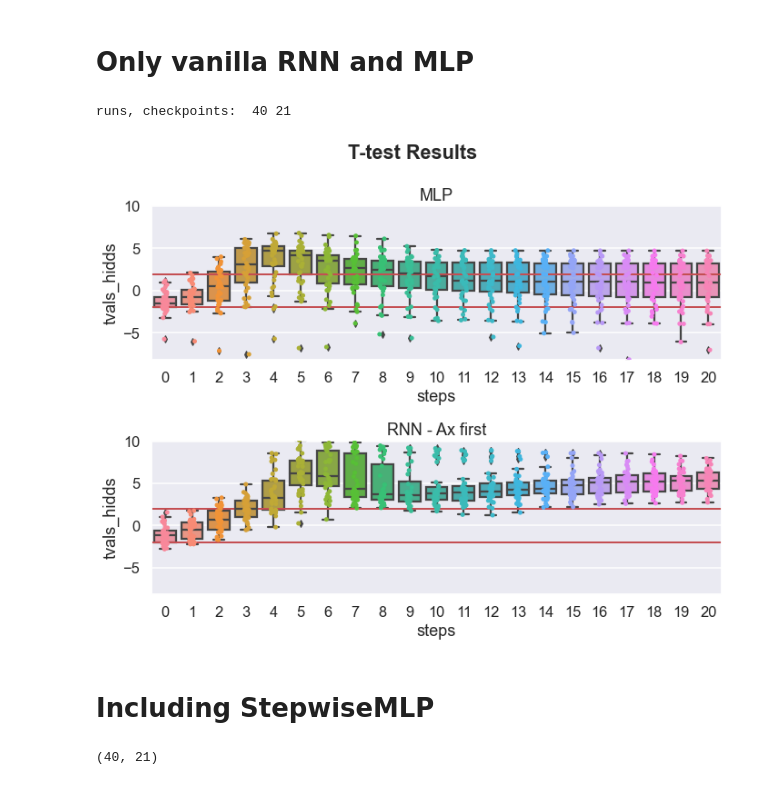
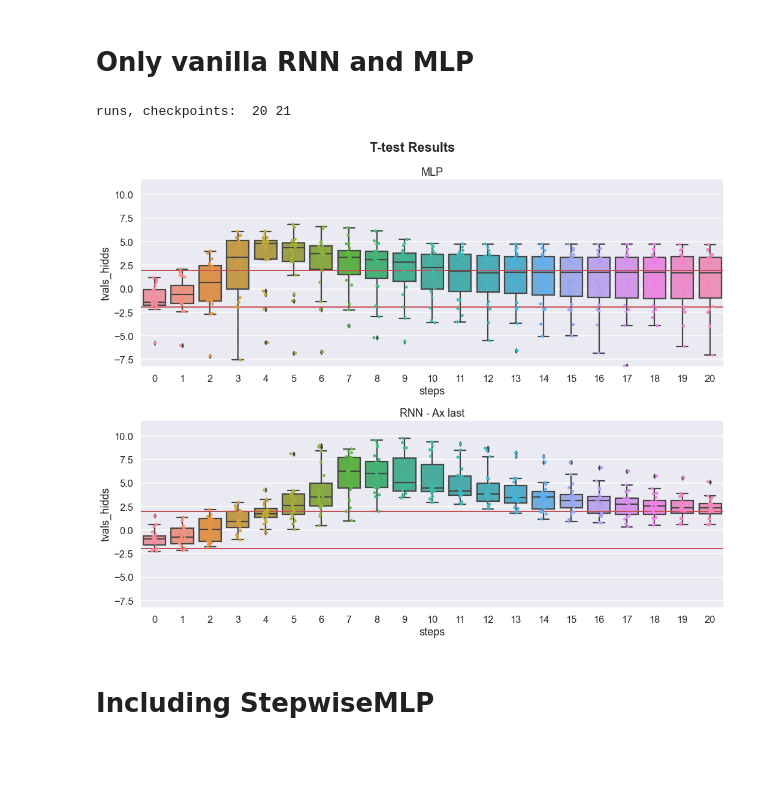
Before and after one commit to MaryZolfaghar/WCSLS, a Jupyter notebook: notebooks/resutls_ttest.ipynb, the cells around one changed output. Cells and saved outputs as stored; diff of their text form; code cells hidden in the pictures; blank space fills up the shorter version.

Commit message:
updating visualization codes for the current multi-run setups

```diff
--- a/notebooks/resutls_ttest.ipynb
+++ b/notebooks/resutls_ttest.ipynb
@@ -13,8 +13,8 @@ sns.set_style("darkgrid")
 # sns.set_context("paper")
 sns.set_context("talk")
 # %%
-ctx_order = 'first'
-ctx_order_str = 'ctxF'
+ctx_order = 'last'
+ctx_order_str = 'ctxL'
 analyze_name = 'analyze_ttest'
 # %%
 with open('../../results/%s_results_mlp.P' %(analyze_name), 'rb') as f:
@@ -50,16 +50,23 @@ t_hidds_swmlp.shape
 # Only vanilla RNN and MLP
 # %%
 mi = min(min(np.min(t_hidds_mlp, axis=0)),
-         min(np.min(t_hidds_rnn, axis=0)))
+         min(np.min(t_hidds_rnn, axis=0)),
+         min(np.min(t_hidds_swmlp[:,:,0], axis=0)),
+         min(np.min(t_hidds_swmlp[:,:,1], axis=0)),
+         min(np.min(t_hidds_rnncell, axis=0)))
 mx = max(max(np.max(t_hidds_mlp, axis=0)),
-         max(np.max(t_hidds_rnn, axis=0)))
-runs = t_hidds_mlp.shape[0]
-checkpoints = t_hidds_mlp.shape[1]
+         max(np.max(t_hidds_rnn, axis=0)),
+         max(np.max(t_hidds_swmlp[:,:,0], axis=0)),
+         max(np.max(t_hidds_swmlp[:,:,1], axis=0)),
+         max(np.max(t_hidds_rnncell, axis=0)))
+mi = mi - 0.1
+mx = mx + 0.1
+runs, checkpoints = t_hidds_mlp.shape
 print('runs, checkpoints: ', runs, checkpoints)
 # %% [output]
-runs, checkpoints:  40 21
+runs, checkpoints:  20 21
 # %%
-fig, axs = plt.subplots(2, 1, figsize=(10,8))
+fig, axs = plt.subplots(2, 1, figsize=(15,12))
 val_name = 'tvals_hidds'
 threshold = 1.96
 # MLP
@@ -68,38 +75,34 @@ df = pd.DataFrame(val, columns= np.arange(checkpoints))
 df.insert(0, 'runs', np.arange(runs))
 df2 = pd.melt(df, id_vars=['runs'],var_name='steps', value_name=val_name)
 # plot
 ax = axs[0]
 ax = sns.boxplot(x='steps', y=val_name, data=df2, ax=ax)
 ax = sns.stripplot(x='steps', y=val_name, data=df2, ax=ax)
 ax.set_title('MLP')
 
 # RNN
 val = t_hidds_rnn
 df = pd.DataFrame(val, columns= np.arange(checkpoints))
 df.insert(0, 'runs', np.arange(runs))
 df2 = pd.melt(df, id_vars=['runs'],var_name='steps', value_name=val_name)
 # plot
 ax = axs[1]
 ax = sns.boxplot(x='steps', y=val_name, data=df2, ax=ax)
 ax = sns.stripplot(x='steps', y=val_name, data=df2, ax=ax)
 ax.set_title('RNN - Ax %s' %(ctx_order))
 
 for ax in axs:
     ax.axhline(y=threshold, color='r', linewidth=2)
     ax.axhline(y=-1*threshold, color='r', linewidth=2)
     ax.set_ylim([mi, mx])
 
 fig.suptitle('T-test Results', fontweight='bold')
 plt.tight_layout()
 fig_str = '%s_ttest_results_both_models_hidds' %(ctx_order_str)
 fig.savefig(('../../figures/' + fig_str + '.pdf'),
         bbox_inches = 'tight', pad_inches = 0)
 # %% [output]
-[figure, old version]
+[figure, new version]
 # %% [markdown]
 # Including StepwiseMLP
-# %%
-t_hidds_mlp.shape
-# %% [output]
-(40, 21)
 # %%
```
Also changed, not shown: parts of 3 cells of this notebook, 6 other files.
